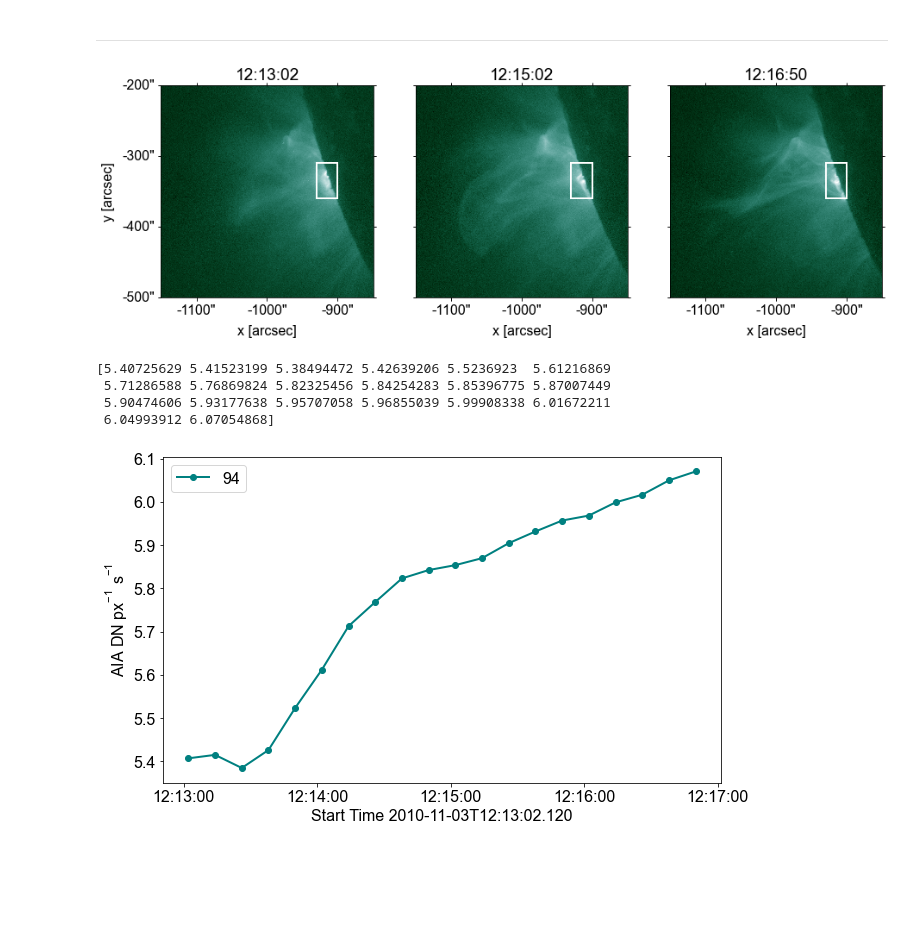
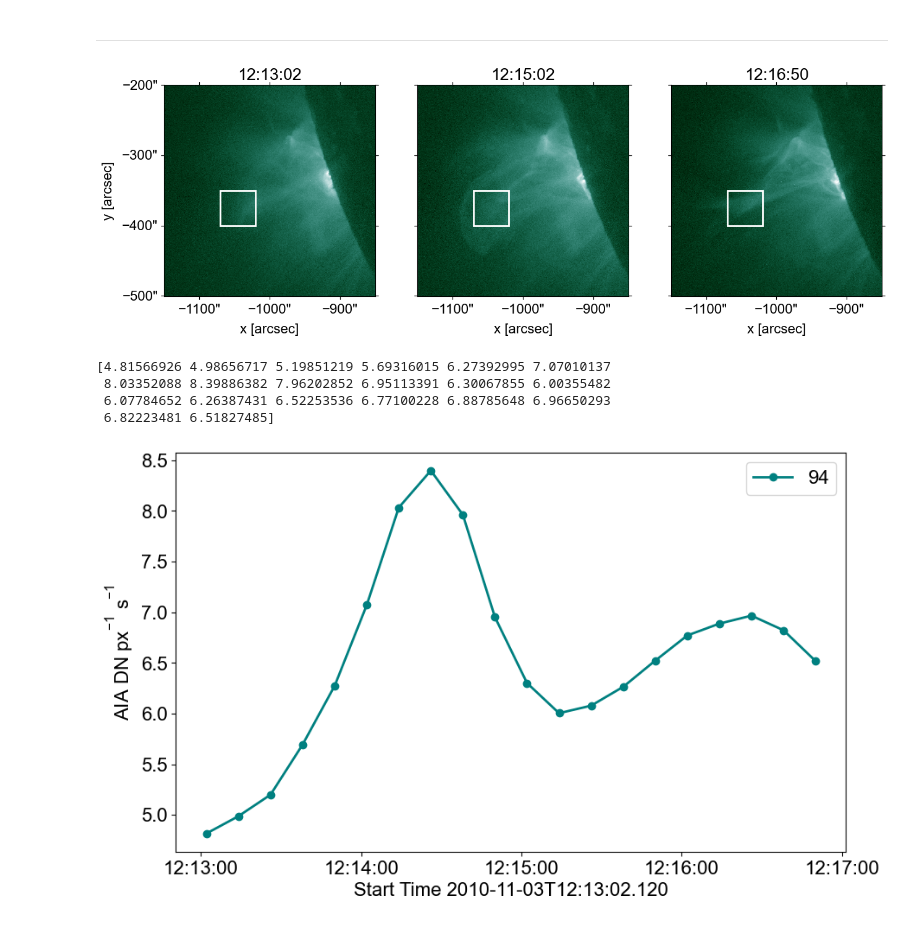
Before and after one commit to ianan/demreg, a Jupyter notebook: python/example_aia_getprep.ipynb, the cells around one changed output. Saved outputs shown, nothing was run; the diff lists cells and outputs as text; code cells hidden in the pictures; blank space fills up the shorter version.

```diff
--- a/python/example_aia_getprep.ipynb
+++ b/python/example_aia_getprep.ipynb
@@ -88,83 +89,92 @@ ffin=sorted(glob.glob(fdir+'aia_sub_94_*.fits'))
 aprep=sunpy.map.Map(ffin)
 # %%
 # check to see what they look like and pick region for more analysis
+# Some times to plot during it....
+ids=[0,10,19]
 
-bbl=[-930 * u.arcsec, -360 * u.arcsec]
-btr=[-900 * u.arcsec, -310 * u.arcsec]
+# # Limb region
+# bbl=[-930 * u.arcsec, -360 * u.arcsec]
+# btr=[-900 * u.arcsec, -310 * u.arcsec]
+# Coronal region
+bbl=[-1070 * u.arcsec, -400 * u.arcsec]
+btr=[-1020 * u.arcsec, -350 * u.arcsec]
 
 fig = plt.figure(figsize=(15, 5))
-ax1 = fig.add_subplot(1, 3, 1, projection=aprep[0])
-aprep[0].plot(axes=ax1)
+ax1 = fig.add_subplot(1, 3, 1, projection=aprep[ids[0]])
+aprep[ids[0]].plot(axes=ax1)
 ax1.set_xlabel("x [arcsec]")
 ax1.set_ylabel("y [arcsec]")
 ax1.set_title(aprep[0].meta["date-obs"][11:19])
 ax1.grid(False)
-aprep[0].draw_quadrangle(SkyCoord(bbl[0],bbl[1], frame=aprep[0].coordinate_frame),\
-                         top_right=SkyCoord(btr[0],btr[1], frame=aprep[0].coordinate_frame),\
+aprep[ids[0]].draw_quadrangle(SkyCoord(bbl[0],bbl[1], frame=aprep[ids[0]].coordinate_frame),\
+                         top_right=SkyCoord(btr[0],btr[1], frame=aprep[ids[0]].coordinate_frame),\
                          edgecolor="white",lw=2)
 
-ax2 = fig.add_subplot(1, 3, 2, projection=aprep[10])
-aprep[10].plot(axes=ax2)
+ax2 = fig.add_subplot(1, 3, 2, projection=aprep[ids[1]])
+aprep[ids[1]].plot(axes=ax2)
 ax2.set_xlabel("x [arcsec]")
 ax2.set_ylabel(" ")
 tx, ty = ax2.coords
 ty.set_ticklabel_visible(False)
-ax2.set_title(aprep[10].meta["date-obs"][11:19])
+ax2.set_title(aprep[ids[1]].meta["date-obs"][11:19])
 ax2.grid(False)
-aprep[10].draw_quadrangle(SkyCoord(bbl[0],bbl[1], frame=aprep[10].coordinate_frame),\
-                         top_right=SkyCoord(btr[0],btr[1], frame=aprep[10].coordinate_frame),\
+aprep[ids[1]].draw_quadrangle(SkyCoord(bbl[0],bbl[1], frame=aprep[ids[1]].coordinate_frame),\
+                         top_right=SkyCoord(btr[0],btr[1], frame=aprep[ids[1]].coordinate_frame),\
                          edgecolor="white",lw=2)
 
-ax3 = fig.add_subplot(1, 3, 3, projection=aprep[19])
-aprep[19].plot(axes=ax3)
+ax3 = fig.add_subplot(1, 3, 3, projection=aprep[ids[2]])
+aprep[ids[2]].plot(axes=ax3)
 ax3.set_xlabel("x [arcsec]")
 ax3.set_ylabel(" ")
 tx, ty = ax3.coords
 ty.set_ticklabel_visible(False)
-ax3.set_title(aprep[19].meta["date-obs"][11:19])
+ax3.set_title(aprep[ids[2]].meta["date-obs"][11:19])
 ax3.grid(False)
-aprep[19].draw_quadrangle(SkyCoord(bbl[0],bbl[1], frame=aprep[19].coordinate_frame),\
-                         top_right=SkyCoord(btr[0],btr[1], frame=aprep[19].coordinate_frame),\
+aprep[ids[2]].draw_quadrangle(SkyCoord(bbl[0],bbl[1], frame=aprep[ids[2]].coordinate_frame),\
+                         top_right=SkyCoord(btr[0],btr[1], frame=aprep[ids[2]].coordinate_frame),\
                          edgecolor="white",lw=2)
 plt.show()
 # %% [output]
-[figure, old version]
+[figure, new version]
 # %%
 # Let's loop over the new subregion to find the mean DN/px
 # Then divide by duration to get DN/px/s
 data=[]
-bbl=[-930 * u.arcsec, -360 * u.arcsec]
-btr=[-900 * u.arcsec, -310 * u.arcsec]
+# # Limb region
+# bbl=[-930 * u.arcsec, -360 * u.arcsec]
+# btr=[-900 * u.arcsec, -310 * u.arcsec]
+# Coronal region
+bbl=[-1070 * u.arcsec, -400 * u.arcsec]
+btr=[-1020 * u.arcsec, -350 * u.arcsec]
 for m in aprep:
     bottom_left = SkyCoord(bbl[0],bbl[1], frame=m.coordinate_frame)
     top_right = SkyCoord(btr[0],btr[1], frame=m.coordinate_frame)
     mm = m.submap(bottom_left=bottom_left, top_right=top_right)
-    data.append(np.mean(m.data)/m.meta["exptime"])
+    # Get the mean data value over this smaller submap region
+    data.append(np.mean(mm.data)/mm.meta["exptime"])
 data=np.array(data)
 print(data)
 # %% [output]
-[5.40725629 5.41523199 5.38494472 5.42639206 5.5236923  5.61216869
- 5.71286588 5.76869824 5.82325456 5.84254283 5.85396775 5.87007449
- 5.90474606 5.93177638 5.95707058 5.96855039 5.99908338 6.01672211
- 6.04993912 6.07054868]
+[4.81566926 4.98656717 5.19851219 5.69316015 6.27392995 7.07010137
+ 8.03352088 8.39886382 7.96202852 6.95113391 6.30067855 6.00355482
+ 6.07784652 6.26387431 6.52253536 6.77100228 6.88785648 6.96650293
+ 6.82223481 6.51827485]
 # %%
 # Many ways of plotting data vs time in python (pandas, sunpy timeseries etc) here just using
 # datetime with matplotlib
-times=[m.date.datetime for m in aprep]
+times=[mt.date.datetime for mt in aprep]
 fig,ax = plt.subplots(figsize=(10, 6))
 plt.plot(times,data,label="94",lw=2,color='teal',marker='o')
 ax.set_xlabel('Start Time '+aprep[0].date.isot)
-ax.set_ylabel('AIA DN px$^{-1}$ s$^{-1}$')
+ax.set_ylabel(r'AIA DN px$^{-1}$ s$^{-1}$')
 # Need to tweak time labelling on the x-axis
 myFmt = matplotlib.dates.DateFormatter('%H:%M:%S')
-# majorx= matplotlib.dates.SecondLocator(interval=45)
-majorx= matplotlib.dates.MinuteLocator(interval=1)
-ax.xaxis.set_major_locator(majorx)
+ax.xaxis.set_major_locator(matplotlib.dates.MinuteLocator(interval=1))
 ax.xaxis.set_major_formatter(myFmt)
 plt.legend()
 plt.show()
 # %% [output]
-[figure, old version]
+[figure, new version]
 # %%
 # Could also do this via pandas dataframe as gives lots of options
 import pandas as pd
```
Also changed, not shown: parts of 5 cells of this notebook.
